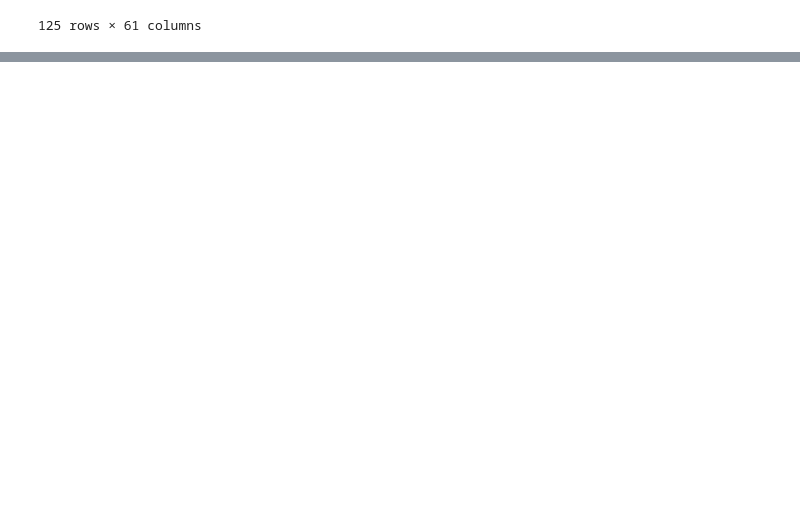
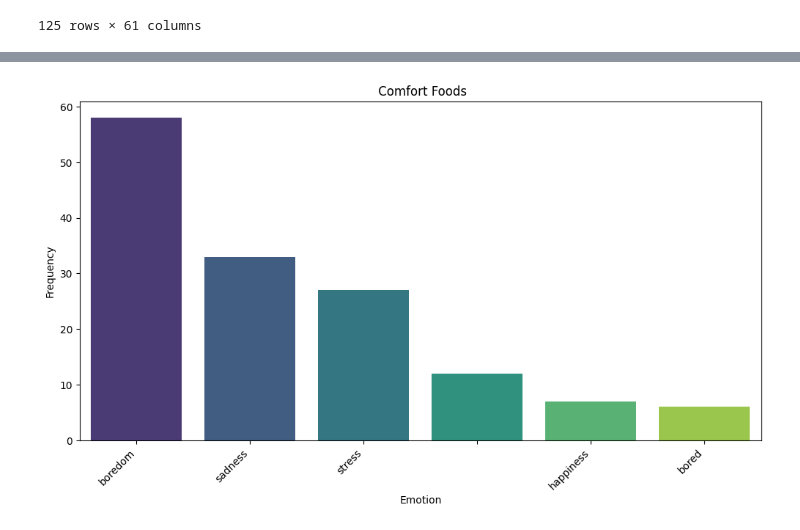
Before and after one commit to MattBlack9/stat386_project, a Jupyter notebook: blackley_code.ipynb, the cells around one changed output, grey strips where cells are left out. Saved outputs shown, nothing was run; the diff lists cells and outputs as text; code cells hidden in the pictures; blank space fills up the shorter version.

```diff
--- a/blackley_code.ipynb
+++ b/blackley_code.ipynb
@@ -90,0 +100,29 @@ df
+# %%
+def to_vector_of_strings(dataframe, column_name):
+    # Split words using commas and periods
+    words_list = dataframe[column_name].str.lower().str.replace('.', ',').str.split(',').explode().str.strip().tolist()
+    # Create a new DataFrame with a row for each word
+    vector_of_words = pd.DataFrame({
+        '{}_word'.format(column_name): words_list
+    })
+
+    return vector_of_words
+
+comfort_food = to_vector_of_strings(df,"comfort_food")
+# %%
+comfort_food_reasons = to_vector_of_strings(df, "comfort_food_reasons")
+comfort_food_reasons
+
+# Count the occurrences of each reason
+reasons_counts = comfort_food_reasons['comfort_food_reasons_word'].value_counts()
+# Filter reasons that occur more than once and reset the index
+reasons_filtered = reasons_counts[reasons_counts > 1].reset_index(name='count')
+reasons_filtered
+
+plt.figure(figsize=(12, 6))
+sns.barplot(x="comfort_food_reasons_word", y= "count", data=reasons_filtered, palette="viridis")
+plt.title(' Comfort Foods')
+plt.xlabel('Emotion')
+plt.ylabel('Frequency')
+plt.xticks(rotation=45, ha='right')  # Rotate x-axis labels for better readability
+plt.show()
@@ -90,0 +131,13 @@ df
+# %%
+temp = reasons_counts[reasons_counts > 5].reset_index(name='count')
+temp
+
+plt.figure(figsize=(12, 6))
+sns.barplot(x="comfort_food_reasons_word", y= "count", data=temp, palette="viridis")
+plt.title(' Comfort Foods')
+plt.xlabel('Emotion')
+plt.ylabel('Frequency')
+plt.xticks(rotation=45, ha='right')  # Rotate x-axis labels for better readability
+plt.show()
+# %% [output]
+[figure, added]
```
Also changed, not shown: parts of 12 cells of this notebook.
